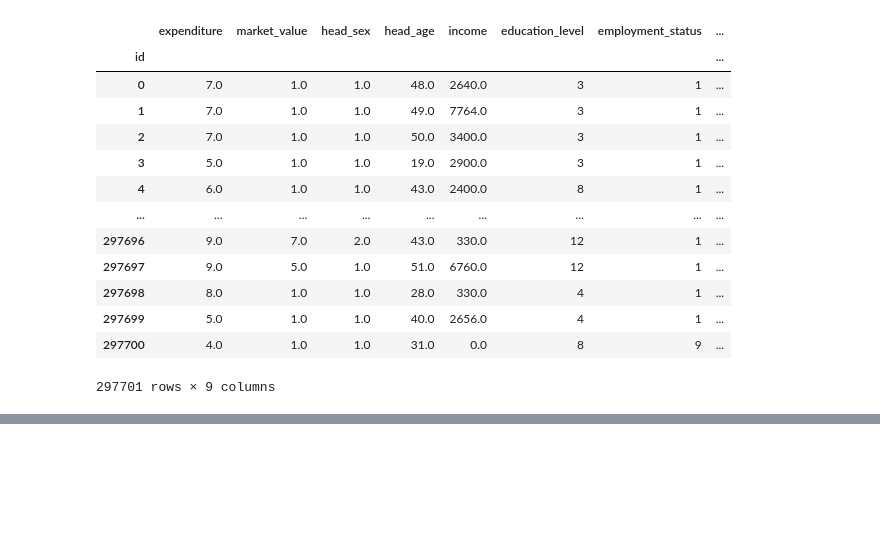
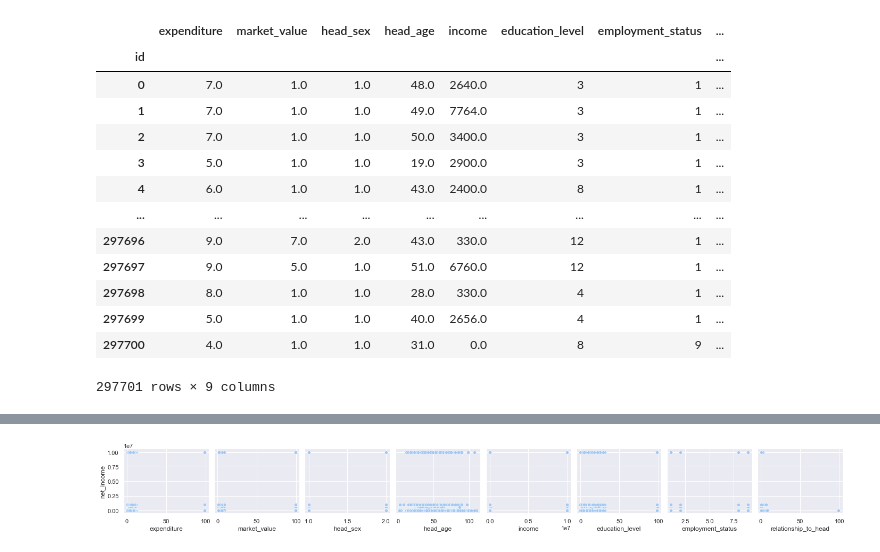
Before and after one commit to Five-Tackle-One/DAE-Mini-Project, a Jupyter notebook: General House Survey.ipynb, the cells around one changed output, grey strips where cells are left out. Drawn from its saved outputs; the diff is of its cells as text; code cells hidden in the pictures; blank space fills up the shorter version.

```diff
--- a/General House Survey.ipynb
+++ b/General House Survey.ipynb
@@ -734,0 +551,8 @@ NameError: name 'selected_data1' is not defined
+# %%
+X = regression_survey.drop('net_income', axis = 1)
+y = regression_survey.net_income
+
+sns.pairplot(regression_survey, y_vars = y.name, x_vars = X.columns)
+plt.show()
+# %% [output]
+[figure, added]
```
Also changed, not shown: parts of 96 cells of this notebook.
